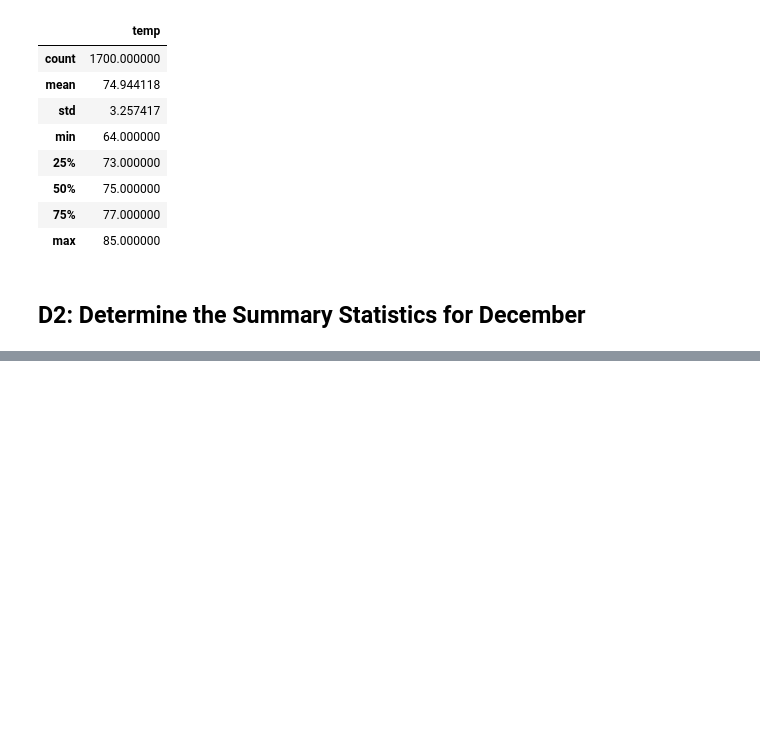
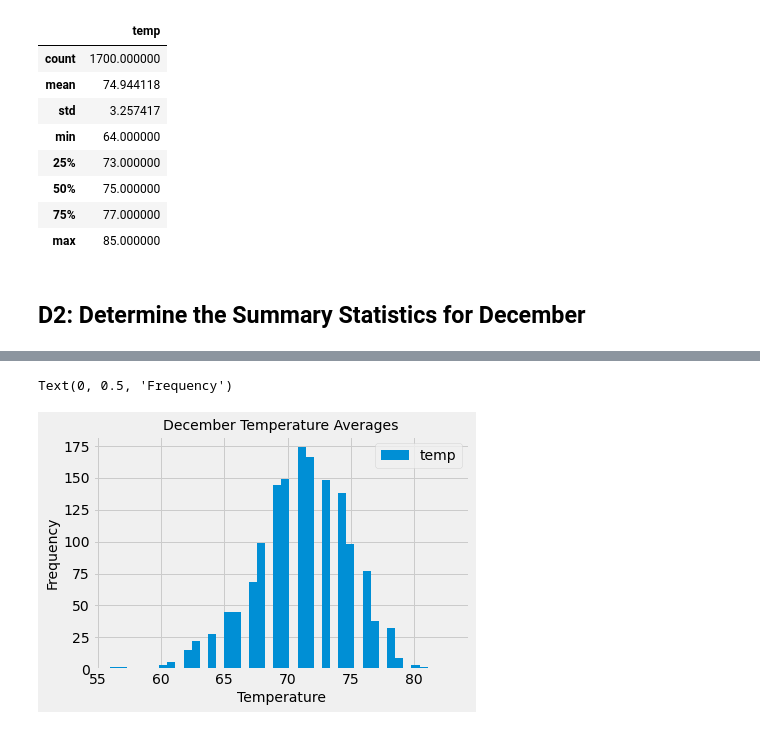
Before and after one commit to meggrooms/surfs_up, a Jupyter notebook: surfs_up_challenge/SurfsUp_Challenge.ipynb, the cells around one changed output, grey strips where cells are left out. Drawn from its saved outputs; the diff is of its cells as text; code cells hidden in the pictures; blank space fills up the shorter version.

```diff
--- a/surfs_up_challenge/SurfsUp_Challenge.ipynb
+++ b/surfs_up_challenge/SurfsUp_Challenge.ipynb
@@ -83,2 +92,5 @@ june_df.describe()
 # %%
 # 7. Convert the December temperatures to a list.
+dec_temps = session.query(Measurement.date, Measurement.tobs).\
+    filter(extract('month', Measurement.date)==12).all()
+print(dec_temps)
@@ -85,2 +99,4 @@ june_df.describe()
 # %%
 # 8. Create a DataFrame from the list of temperatures for the month of December.
+dec_df = pd.DataFrame(dec_temps, columns = ['date', 'temp'])
+dec_df.head()
@@ -90,0 +144,10 @@ june_df.describe()
+# %%
+dec_df.plot.hist(bins=42)
+plt.title('December Temperature Averages', fontsize=14)
+
+plt.tight_layout
+plt.xlabel('Temperature', fontsize=14)
+plt.ylabel('Frequency', fontsize=14)
+# %% [output]
+Text(0, 0.5, 'Frequency')
+[figure, added]
```
Also changed, not shown: parts of 8 cells of this notebook.
